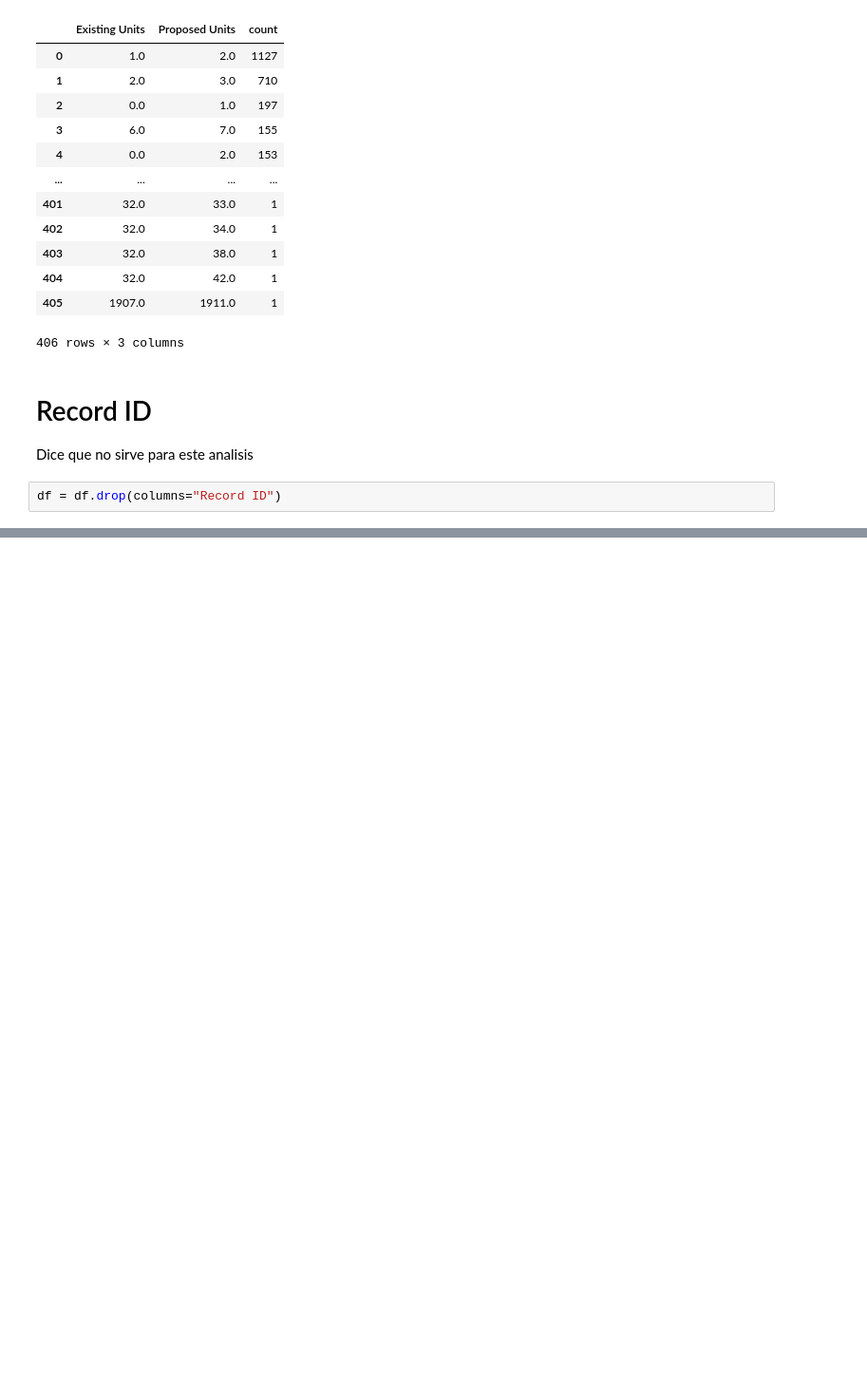
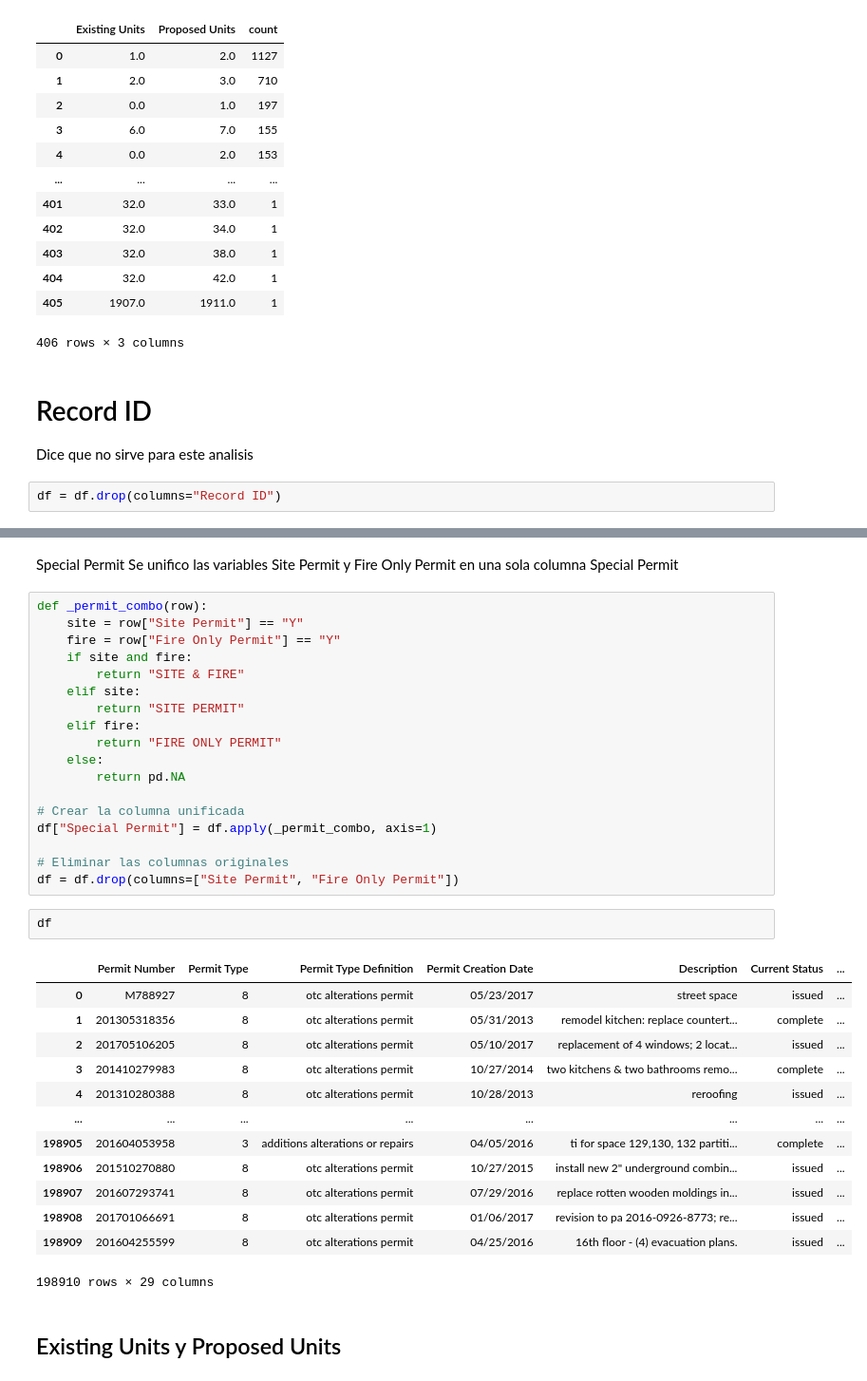
Before and after one commit to joaquinmartirena/pretratamiento-datos, a Jupyter notebook: notebooks/Limpieza.ipynb, the cells around one changed output, grey strips where cells are left out. Shown: that part at 95% size. Cells and saved outputs as stored; diff of their text form; blank space fills up the shorter version.

```diff
--- a/notebooks/Limpieza.ipynb
+++ b/notebooks/Limpieza.ipynb
@@ -566,0 +630,39 @@ df = df.drop(columns="Record ID")
+# %% [markdown]
+Special Permit
+Se unifico las variables Site Permit y Fire Only Permit en una sola columna Special Permit
+# %%
+def _permit_combo(row):
+    site = row["Site Permit"] == "Y"
+    fire = row["Fire Only Permit"] == "Y"
+    if site and fire:
+        return "SITE & FIRE"
+    elif site:
+        return "SITE PERMIT"
+    elif fire:
+        return "FIRE ONLY PERMIT"
+    else:
+        return pd.NA
+
+# Crear la columna unificada
+df["Special Permit"] = df.apply(_permit_combo, axis=1)
+
+# Eliminar las columnas originales
+df = df.drop(columns=["Site Permit", "Fire Only Permit"])
+# %%
+df
+# %% [output]
+|  | Permit Number | Permit Type | Permit Type Definition | Permit Creation Date | Description | Current Status | ... |
+| 0 | M788927 | 8 | otc alterations permit | 05/23/2017 | street space | issued | ... |
+| 1 | 201305318356 | 8 | otc alterations permit | 05/31/2013 | remodel kitchen: replace countert... | complete | ... |
+| 2 | 201705106205 | 8 | otc alterations permit | 05/10/2017 | replacement of 4 windows; 2 locat... | issued | ... |
+| 3 | 201410279983 | 8 | otc alterations permit | 10/27/2014 | two kitchens & two bathrooms remo... | complete | ... |
+| 4 | 201310280388 | 8 | otc alterations permit | 10/28/2013 | reroofing | issued | ... |
+| ... | ... | ... | ... | ... | ... | ... | ... |
+| 198905 | 201604053958 | 3 | additions alterations or repairs | 04/05/2016 | ti for space 129,130, 132 partiti... | complete | ... |
+| 198906 | 201510270880 | 8 | otc alterations permit | 10/27/2015 | install new 2" underground combin... | issued | ... |
+| 198907 | 201607293741 | 8 | otc alterations permit | 07/29/2016 | replace rotten wooden moldings in... | issued | ... |
+| 198908 | 201701066691 | 8 | otc alterations permit | 01/06/2017 | revision to pa 2016-0926-8773; re... | issued | ... |
+| 198909 | 201604255599 | 8 | otc alterations permit | 04/25/2016 | 16th floor - (4) evacuation plans. | issued | ... |
+198910 rows × 29 columns
+# %% [markdown]
+## Existing Units y Proposed Units
```
Also changed, not shown: parts of 10 cells of this notebook, 1 other file.
